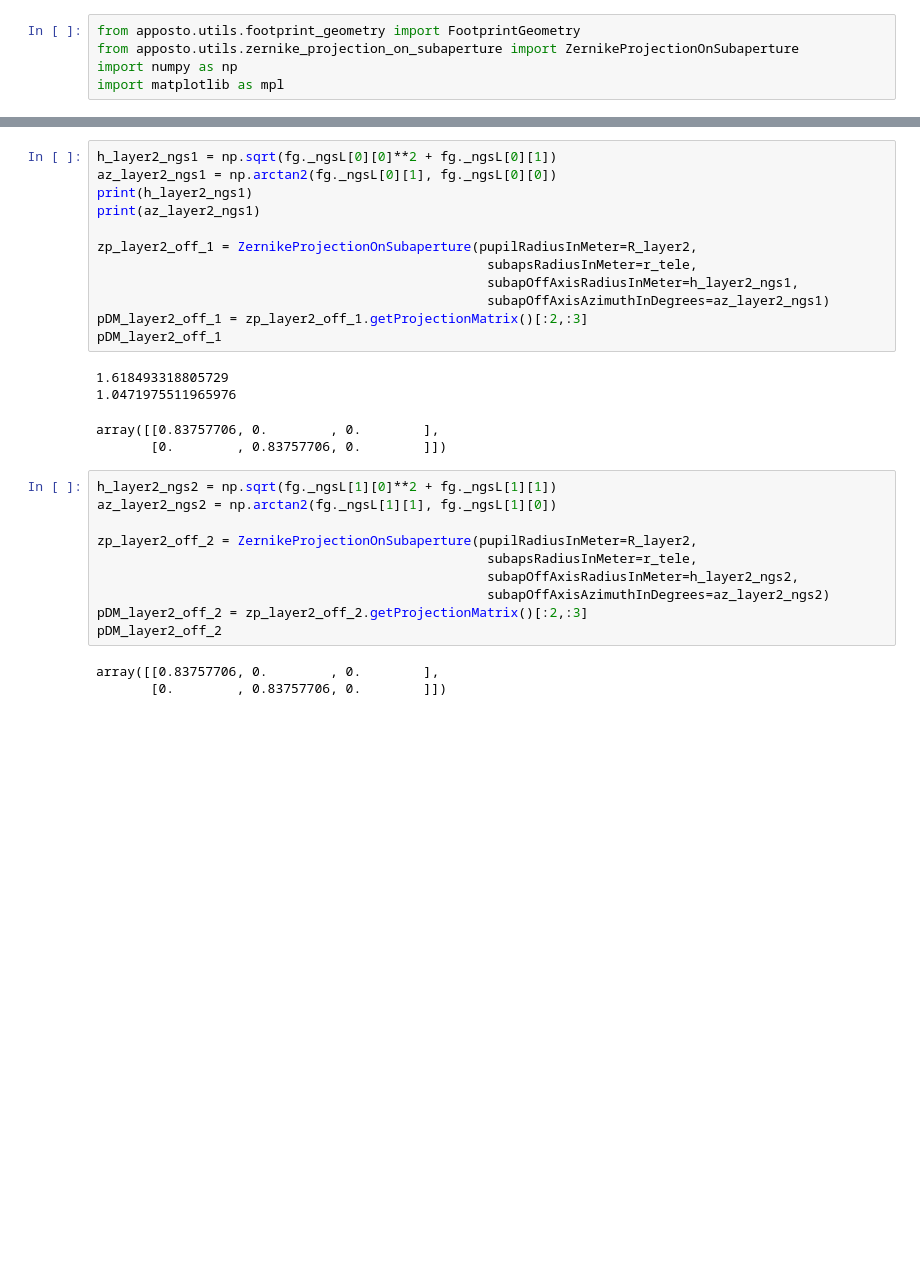
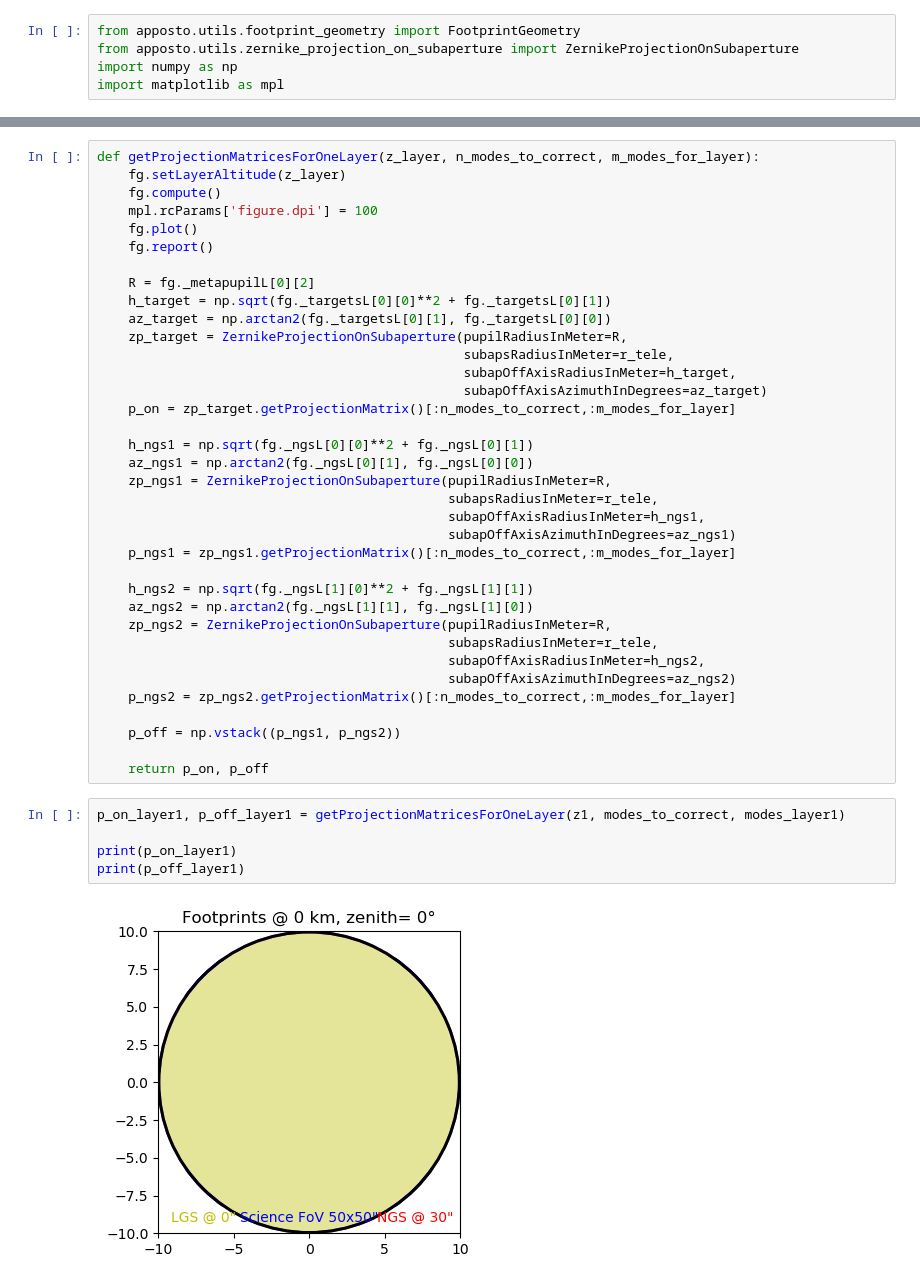
Before and after one commit to ArcetriAdaptiveOptics/arte, a Jupyter notebook: notebook/atmo/mcao_residual_examples.ipynb, the cells around one changed output, grey strips where cells are left out. Cells and saved outputs as stored; diff of their text form; blank space fills up the shorter version.

```diff
--- a/notebook/atmo/mcao_residual_examples.ipynb
+++ b/notebook/atmo/mcao_residual_examples.ipynb
@@ -127,30 +35,43 @@ array([[0.87302696, 0.        , 0.        ],
-# %%
-h_layer2_ngs1 = np.sqrt(fg._ngsL[0][0]**2 + fg._ngsL[0][1])
-az_layer2_ngs1 = np.arctan2(fg._ngsL[0][1], fg._ngsL[0][0])
-print(h_layer2_ngs1)
-print(az_layer2_ngs1)
-
-zp_layer2_off_1 = ZernikeProjectionOnSubaperture(pupilRadiusInMeter=R_layer2,
-                                                  subapsRadiusInMeter=r_tele,
-                                                  subapOffAxisRadiusInMeter=h_layer2_ngs1,
-                                                  subapOffAxisAzimuthInDegrees=az_layer2_ngs1)
-pDM_layer2_off_1 = zp_layer2_off_1.getProjectionMatrix()[:2,:3]
-pDM_layer2_off_1
-# %% [output]
-1.618493318805729
-1.0471975511965976
-array([[0.83757706, 0.        , 0.        ],
-       [0.        , 0.83757706, 0.        ]])
-# %%
-h_layer2_ngs2 = np.sqrt(fg._ngsL[1][0]**2 + fg._ngsL[1][1])
-az_layer2_ngs2 = np.arctan2(fg._ngsL[1][1], fg._ngsL[1][0])
-
-zp_layer2_off_2 = ZernikeProjectionOnSubaperture(pupilRadiusInMeter=R_layer2,
-                                                  subapsRadiusInMeter=r_tele,
-                                                  subapOffAxisRadiusInMeter=h_layer2_ngs2,
-                                                  subapOffAxisAzimuthInDegrees=az_layer2_ngs2)
-pDM_layer2_off_2 = zp_layer2_off_2.getProjectionMatrix()[:2,:3]
-pDM_layer2_off_2
-# %% [output]
-array([[0.83757706, 0.        , 0.        ],
-       [0.        , 0.83757706, 0.        ]])
+# %%
+def getProjectionMatricesForOneLayer(z_layer, n_modes_to_correct, m_modes_for_layer):
+    fg.setLayerAltitude(z_layer)
+    fg.compute()
+    mpl.rcParams['figure.dpi'] = 100
+    fg.plot()
+    fg.report()
+
+    R = fg._metapupilL[0][2]
+    h_target = np.sqrt(fg._targetsL[0][0]**2 + fg._targetsL[0][1])
+    az_target = np.arctan2(fg._targetsL[0][1], fg._targetsL[0][0])
+    zp_target = ZernikeProjectionOnSubaperture(pupilRadiusInMeter=R,
+                                               subapsRadiusInMeter=r_tele,
+                                               subapOffAxisRadiusInMeter=h_target,
+                                               subapOffAxisAzimuthInDegrees=az_target)
+    p_on = zp_target.getProjectionMatrix()[:n_modes_to_correct,:m_modes_for_layer]
+
+    h_ngs1 = np.sqrt(fg._ngsL[0][0]**2 + fg._ngsL[0][1])
+    az_ngs1 = np.arctan2(fg._ngsL[0][1], fg._ngsL[0][0])
+    zp_ngs1 = ZernikeProjectionOnSubaperture(pupilRadiusInMeter=R,
+                                             subapsRadiusInMeter=r_tele,
+                                             subapOffAxisRadiusInMeter=h_ngs1,
+                                             subapOffAxisAzimuthInDegrees=az_ngs1)
+    p_ngs1 = zp_ngs1.getProjectionMatrix()[:n_modes_to_correct,:m_modes_for_layer]
+
+    h_ngs2 = np.sqrt(fg._ngsL[1][0]**2 + fg._ngsL[1][1])
+    az_ngs2 = np.arctan2(fg._ngsL[1][1], fg._ngsL[1][0])
+    zp_ngs2 = ZernikeProjectionOnSubaperture(pupilRadiusInMeter=R,
+                                             subapsRadiusInMeter=r_tele,
+                                             subapOffAxisRadiusInMeter=h_ngs2,
+                                             subapOffAxisAzimuthInDegrees=az_ngs2)
+    p_ngs2 = zp_ngs2.getProjectionMatrix()[:n_modes_to_correct,:m_modes_for_layer]
+
+    p_off = np.vstack((p_ngs1, p_ngs2))
+
+    return p_on, p_off
+# %%
+p_on_layer1, p_off_layer1 = getProjectionMatricesForOneLayer(z1, modes_to_correct, modes_layer1)
+
+print(p_on_layer1)
+print(p_off_layer1)
+# %% [output]
+[figure, added]
```
Also changed, not shown: parts of 29 cells of this notebook.
